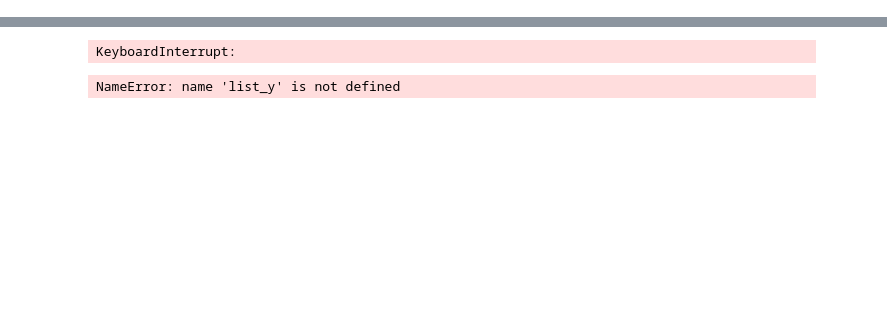
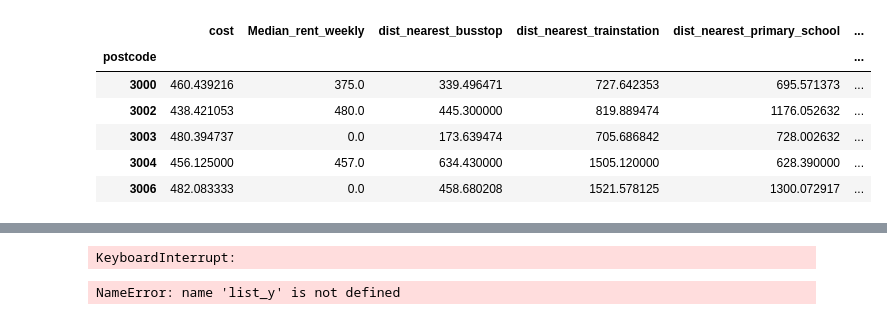
Before and after one commit to MAST30034-Applied-Data-Science/generic-real-estate-consulting-project-group-46, a Jupyter notebook: notebooks/DT.ipynb, the cells around one changed output, grey strips where cells are left out. Cells and saved outputs as stored; diff of their text form; code cells hidden in the pictures; blank space fills up the shorter version.

```diff
--- a/notebooks/DT.ipynb
+++ b/notebooks/DT.ipynb
@@ -38 +38,35 @@ df
+# %%
+df = df\
+                .groupby('postcode') \
+                .agg(
+                    {
+                        'cost':'mean',
+                        'Median_rent_weekly':'mean',
+                        'dist_nearest_busstop':'mean',
+                        'dist_nearest_trainstation':'mean',
+                        'dist_nearest_primary_school':'mean',
+                        'dist_nearest_secondary_school':'mean',
+                        'Beds':'mean',
+                        'Bath':'mean',
+                        'Parking':'mean',
+                        'Tot_P_P':'mean',
+                        'Median_age_persons': 'mean',
+                        'suburb_sold': 'mean',
+                        'suburb_avg_day': 'mean',
+                        'suburb_population': 'mean',
+                        'suburb_owner': 'mean',
+                        'suburb_renter':'mean',
+                        'suburb_family':'mean',
+                        'suburb_single':'mean',
+                    }
+                )
+df.head()
+# %% [output]
+|  | cost | Median_rent_weekly | dist_nearest_busstop | dist_nearest_trainstation | dist_nearest_primary_school | ... |
+| postcode |  |  |  |  |  | ... |
+| 3000 | 460.439216 | 375.0 | 339.496471 | 727.642353 | 695.571373 | ... |
+| 3002 | 438.421053 | 480.0 | 445.300000 | 819.889474 | 1176.052632 | ... |
+| 3003 | 480.394737 | 0.0 | 173.639474 | 705.686842 | 728.002632 | ... |
+| 3004 | 456.125000 | 457.0 | 634.430000 | 1505.120000 | 628.390000 | ... |
+| 3006 | 482.083333 | 0.0 | 458.680208 | 1521.578125 | 1300.072917 | ... |
 # %%
```
Also changed, not shown: parts of 4 cells of this notebook.
